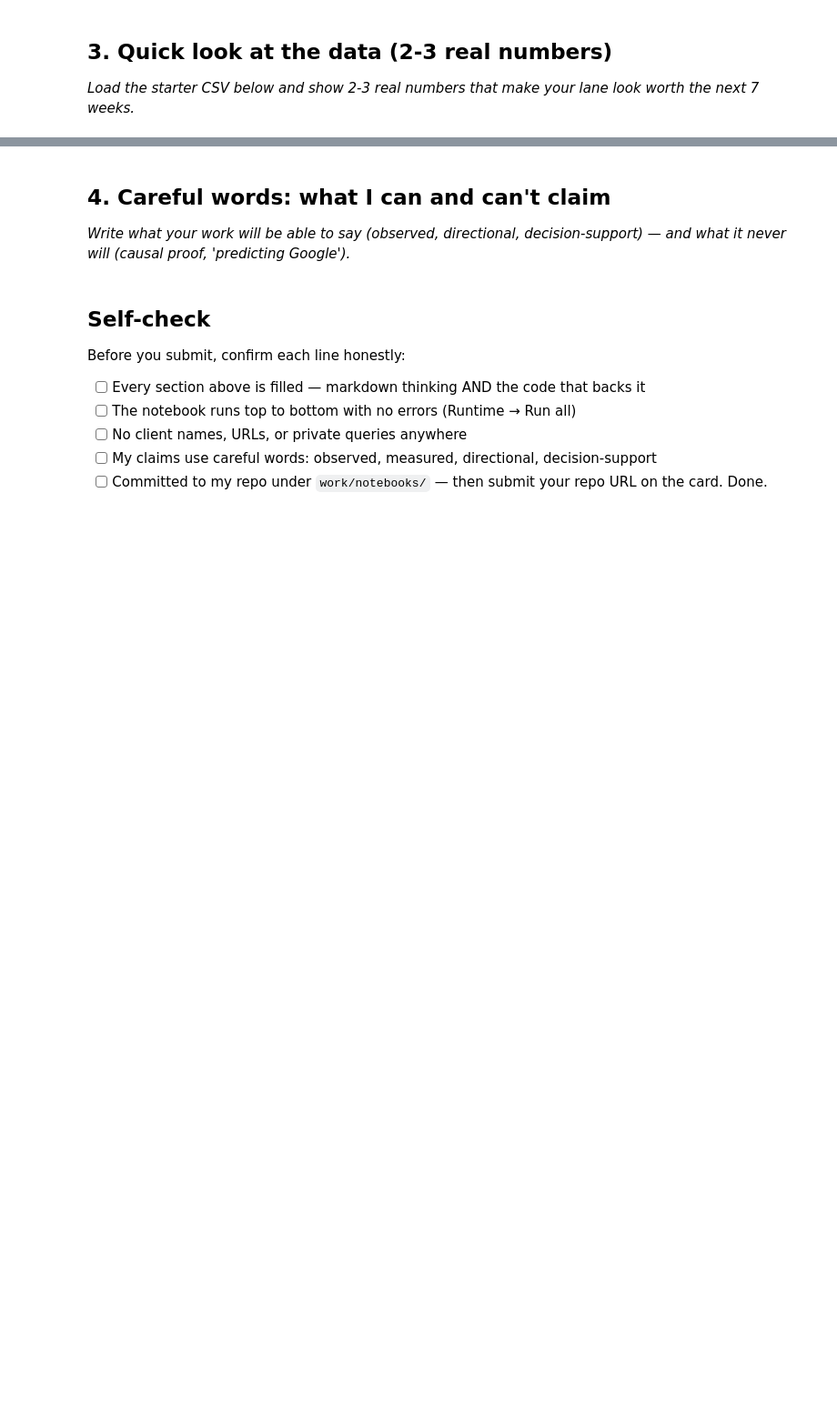
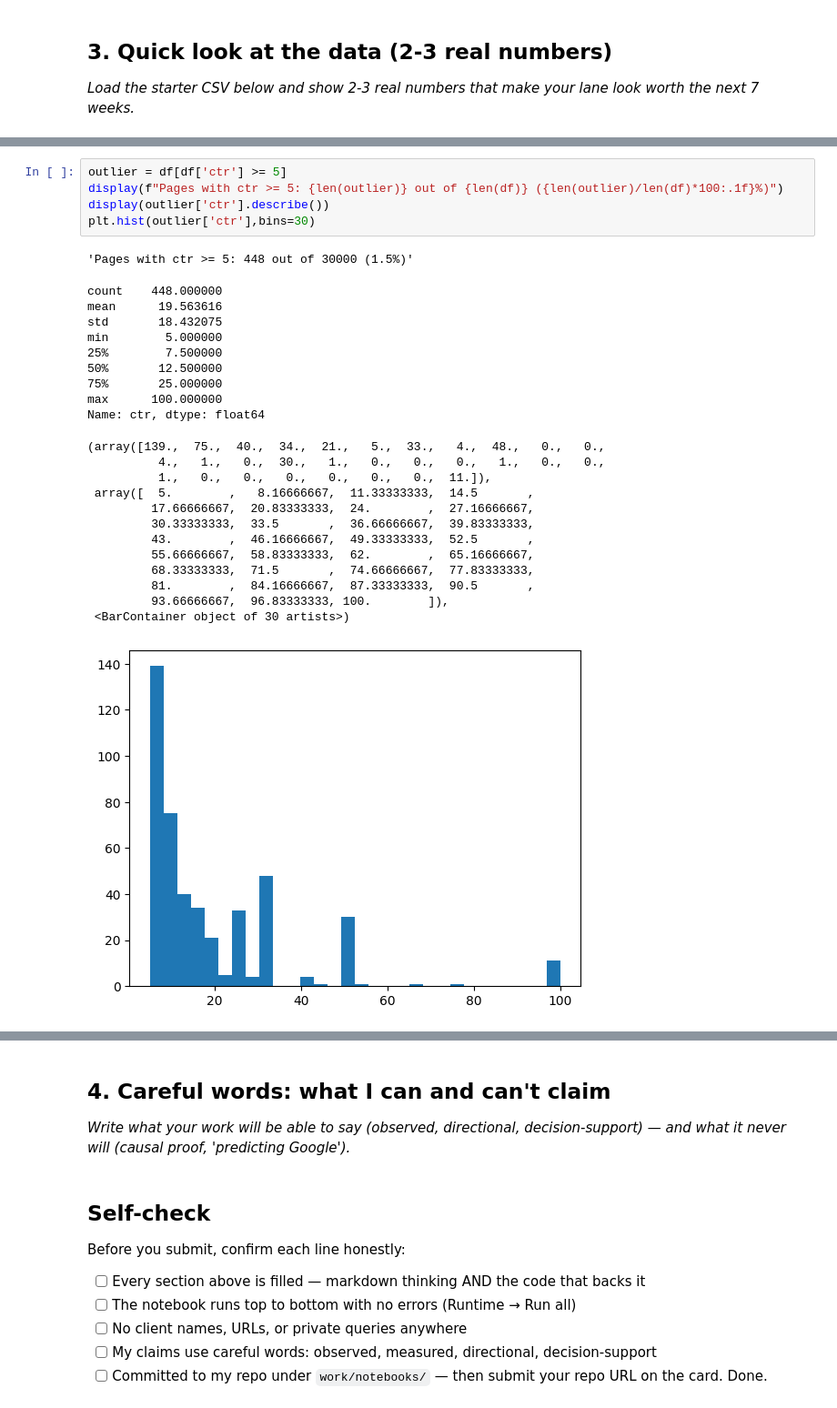
Before and after one commit to ammar-aa/Fly_rank_internship_repo, a Jupyter notebook: work/notebooks/w01_research_question.ipynb, the cells around one changed output, grey strips where cells are left out. Shown at 91% size. Drawn from its saved outputs; the diff is of its cells as text; blank space fills up the shorter version.

```diff
--- a/work/notebooks/w01_research_question.ipynb
+++ b/work/notebooks/w01_research_question.ipynb
@@ -136,0 +168,29 @@ Name: impressions_90d, dtype: float64
+# %%
+outlier = df[df['ctr'] >= 5]
+display(f"Pages with ctr >= 5: {len(outlier)} out of {len(df)} ({len(outlier)/len(df)*100:.1f}%)")
+display(outlier['ctr'].describe())
+plt.hist(outlier['ctr'],bins=30)
+# %% [output]
+'Pages with ctr >= 5: 448 out of 30000 (1.5%)'
+count    448.000000
+mean      19.563616
+std       18.432075
+min        5.000000
+25%        7.500000
+50%       12.500000
+75%       25.000000
+max      100.000000
+Name: ctr, dtype: float64
+(array([139.,  75.,  40.,  34.,  21.,   5.,  33.,   4.,  48.,   0.,   0.,
+          4.,   1.,   0.,  30.,   1.,   0.,   0.,   0.,   1.,   0.,   0.,
+          1.,   0.,   0.,   0.,   0.,   0.,   0.,  11.]),
+ array([  5.        ,   8.16666667,  11.33333333,  14.5       ,
+         17.66666667,  20.83333333,  24.        ,  27.16666667,
+         30.33333333,  33.5       ,  36.66666667,  39.83333333,
+         43.        ,  46.16666667,  49.33333333,  52.5       ,
+         55.66666667,  58.83333333,  62.        ,  65.16666667,
+         68.33333333,  71.5       ,  74.66666667,  77.83333333,
+         81.        ,  84.16666667,  87.33333333,  90.5       ,
+         93.66666667,  96.83333333, 100.        ]),
+ <BarContainer object of 30 artists>)
+[figure, added]
```
Also changed, not shown: parts of 7 cells of this notebook.
